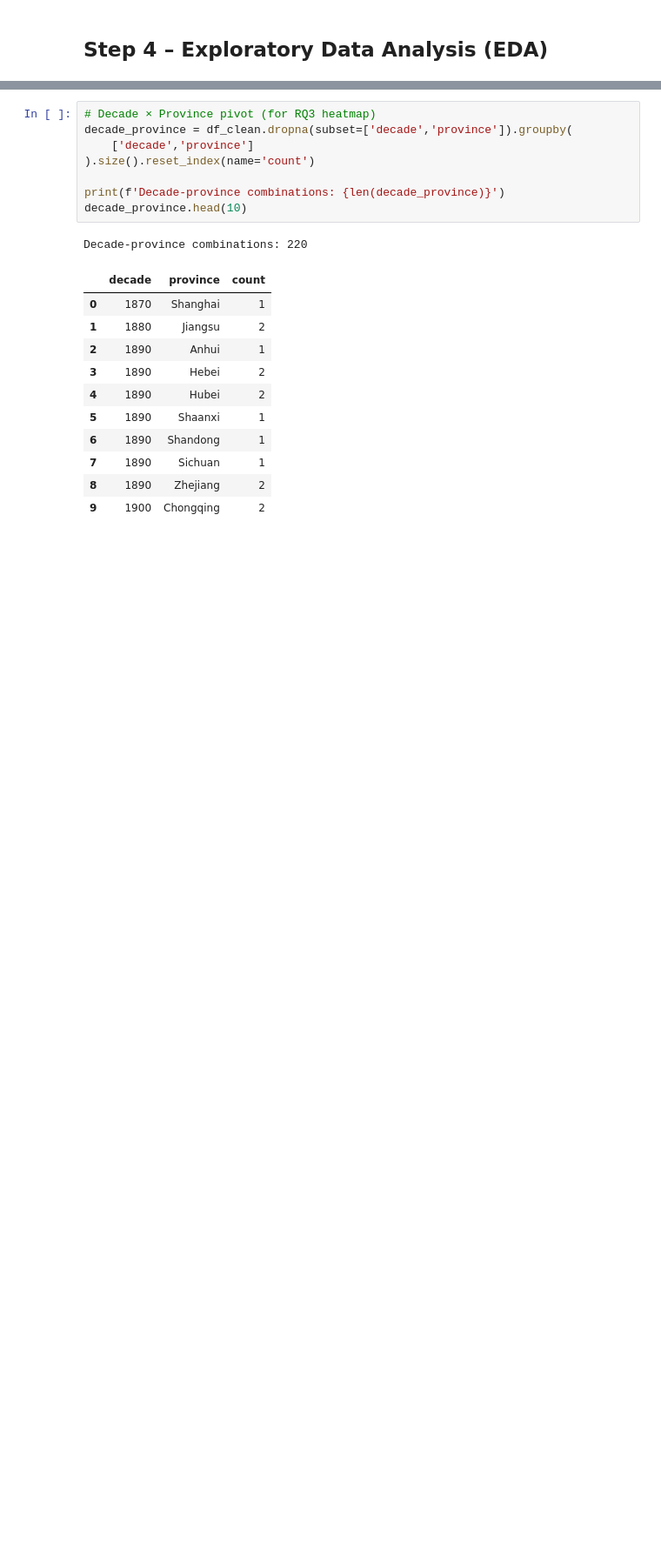
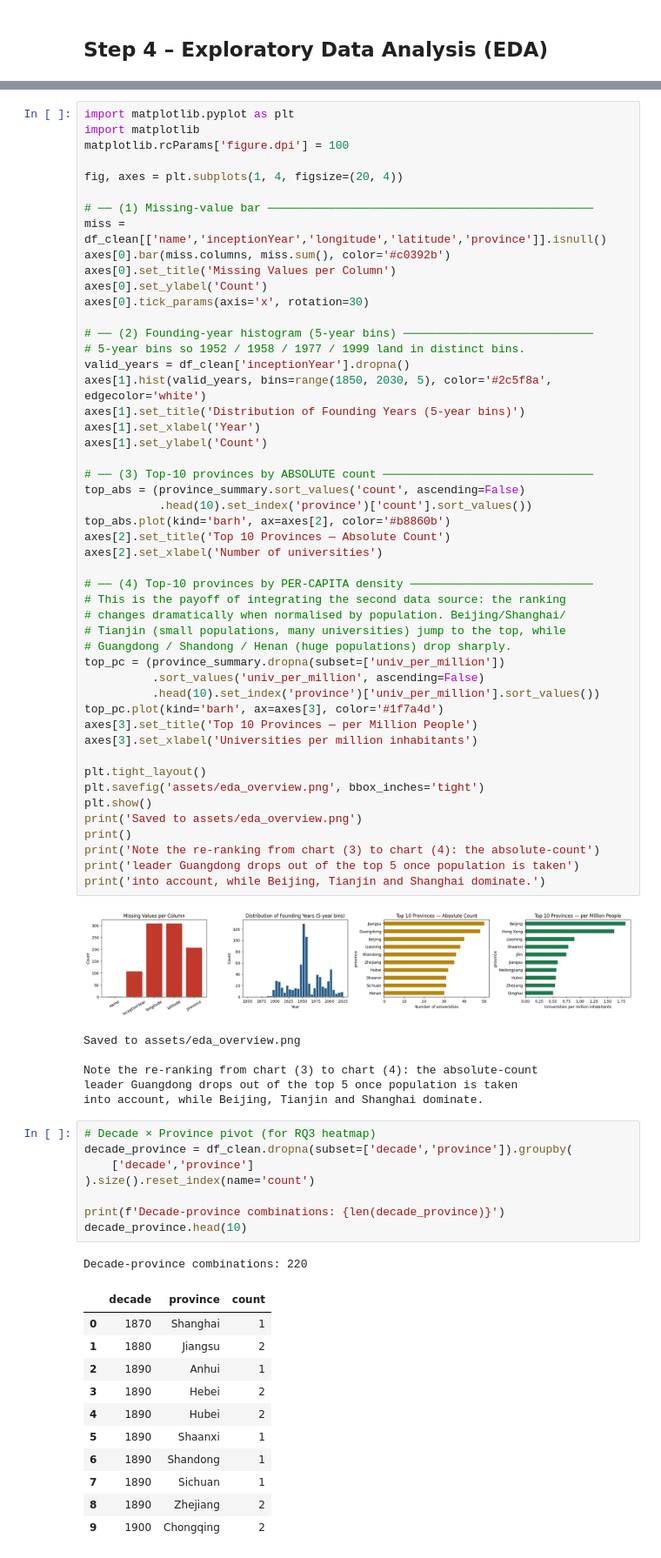
Before and after one commit to lzz0722/mapping-chinese-universities, a Jupyter notebook: data_cleaning.ipynb, the cells around one changed output, grey strips where cells are left out. Shown at 87% size. Saved outputs shown, nothing was run; the diff lists cells and outputs as text; blank space fills up the shorter version.

```diff
--- a/data_cleaning.ipynb
+++ b/data_cleaning.ipynb
@@ -645,3 +640,59 @@ Provinces with data: 32
+# %%
+import matplotlib.pyplot as plt
+import matplotlib
+matplotlib.rcParams['figure.dpi'] = 100
+
+fig, axes = plt.subplots(1, 4, figsize=(20, 4))
+
+# ── (1) Missing-value bar ────────────────────────────────────────────────
+miss = df_clean[['name','inceptionYear','longitude','latitude','province']].isnull()
+axes[0].bar(miss.columns, miss.sum(), color='#c0392b')
+axes[0].set_title('Missing Values per Column')
+axes[0].set_ylabel('Count')
+axes[0].tick_params(axis='x', rotation=30)
+
+# ── (2) Founding-year histogram (5-year bins) ────────────────────────────
+# 5-year bins so 1952 / 1958 / 1977 / 1999 land in distinct bins.
+valid_years = df_clean['inceptionYear'].dropna()
+axes[1].hist(valid_years, bins=range(1850, 2030, 5), color='#2c5f8a', edgecolor='white')
+axes[1].set_title('Distribution of Founding Years (5-year bins)')
+axes[1].set_xlabel('Year')
+axes[1].set_ylabel('Count')
+
+# ── (3) Top-10 provinces by ABSOLUTE count ───────────────────────────────
+top_abs = (province_summary.sort_values('count', ascending=False)
+           .head(10).set_index('province')['count'].sort_values())
+top_abs.plot(kind='barh', ax=axes[2], color='#b8860b')
+axes[2].set_title('Top 10 Provinces — Absolute Count')
+axes[2].set_xlabel('Number of universities')
+
+# ── (4) Top-10 provinces by PER-CAPITA density ───────────────────────────
+# This is the payoff of integrating the second data source: the ranking
+# changes dramatically when normalised by population. Beijing/Shanghai/
+# Tianjin (small populations, many universities) jump to the top, while
+# Guangdong / Shandong / Henan (huge populations) drop sharply.
+top_pc = (province_summary.dropna(subset=['univ_per_million'])
+          .sort_values('univ_per_million', ascending=False)
+          .head(10).set_index('province')['univ_per_million'].sort_values())
+top_pc.plot(kind='barh', ax=axes[3], color='#1f7a4d')
+axes[3].set_title('Top 10 Provinces — per Million People')
+axes[3].set_xlabel('Universities per million inhabitants')
+
+plt.tight_layout()
+plt.savefig('assets/eda_overview.png', bbox_inches='tight')
+plt.show()
+print('Saved to assets/eda_overview.png')
+print()
+print('Note the re-ranking from chart (3) to chart (4): the absolute-count')
+print('leader Guangdong drops out of the top 5 once population is taken')
+print('into account, while Beijing, Tianjin and Shanghai dominate.')
+# %% [output]
+[figure, added]
+Saved to assets/eda_overview.png
+
+Note the re-ranking from chart (3) to chart (4): the absolute-count
+leader Guangdong drops out of the top 5 once population is taken
+into account, while Beijing, Tianjin and Shanghai dominate.
 # %%
 # Decade × Province pivot (for RQ3 heatmap)
 decade_province = df_clean.dropna(subset=['decade','province']).groupby(
```
Also changed, not shown: parts of 12 cells of this notebook.
